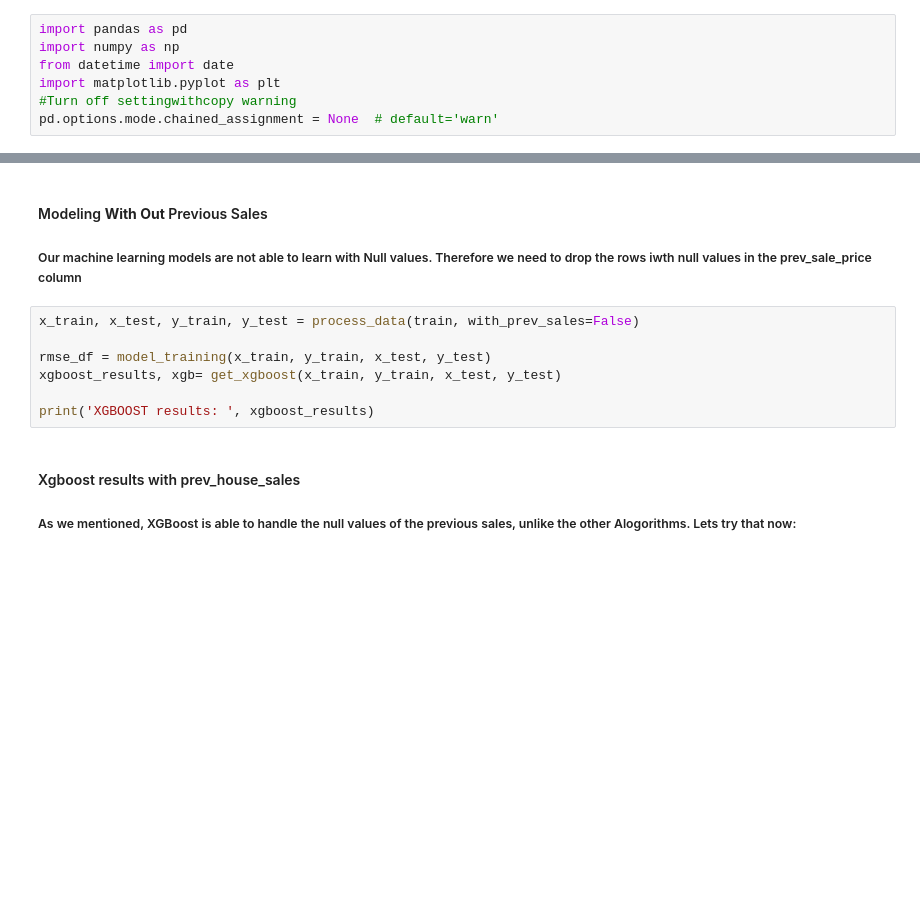
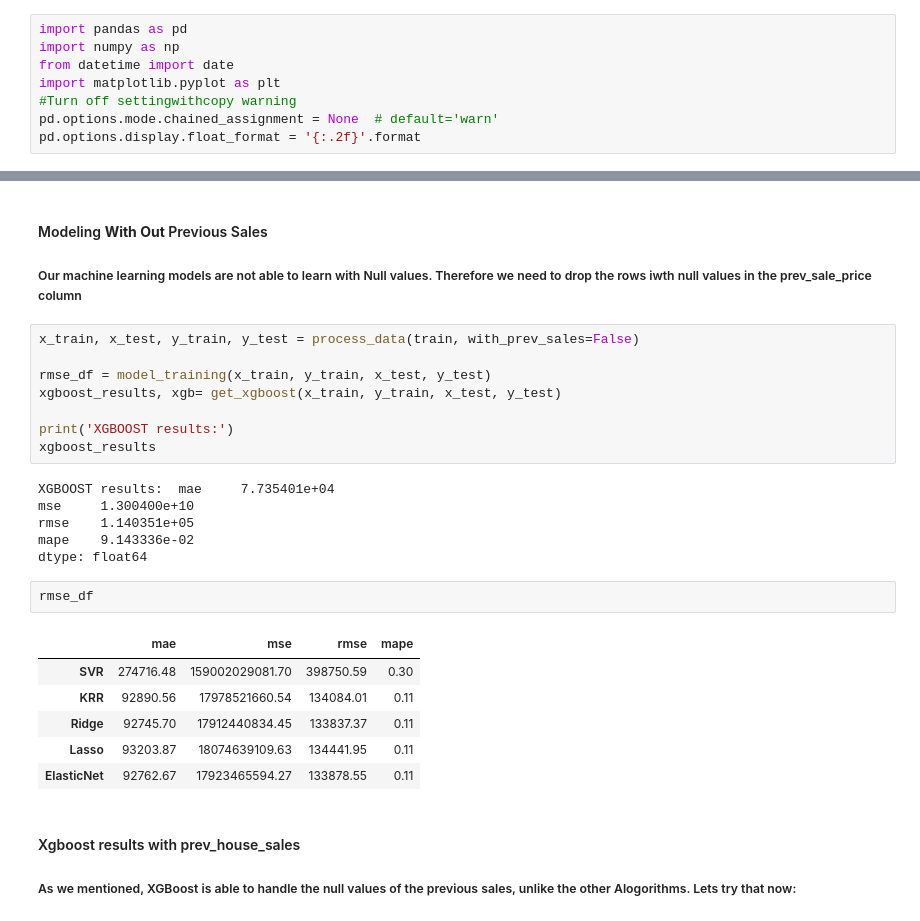
Before and after one commit to shuafriedman/msc-ml-datamining, a Jupyter notebook: Machine_Learning/project/v3/notebooks/main_notebook.ipynb, the cells around one changed output, grey strips where cells are left out. Drawn from its saved outputs; the diff is of its cells as text; blank space fills up the shorter version.

```diff
--- a/Machine_Learning/project/v3/notebooks/main_notebook.ipynb
+++ b/Machine_Learning/project/v3/notebooks/main_notebook.ipynb
@@ -44,6 +44,7 @@ from datetime import date
 import matplotlib.pyplot as plt
 #Turn off settingwithcopy warning
 pd.options.mode.chained_assignment = None  # default='warn'
+pd.options.display.float_format = '{:.2f}'.format
 # %%
 main_df = pd.read_csv(r'/home/shua/Desktop/msc-ml-datamining/Machine_Learning/project/v3/data/difference_df.csv').drop(['Unnamed: 0'], axis = 1)
 # %% [markdown]
@@ -838,7 +844,23 @@ x_train, x_test, y_train, y_test = process_data(train, with_prev_sales=False)
 rmse_df = model_training(x_train, y_train, x_test, y_test)
 xgboost_results, xgb= get_xgboost(x_train, y_train, x_test, y_test)
 
-print('XGBOOST results: ', xgboost_results)
+print('XGBOOST results:')
+xgboost_results
+# %% [output]
+XGBOOST results:  mae     7.735401e+04
+mse     1.300400e+10
+rmse    1.140351e+05
+mape    9.143336e-02
+dtype: float64
+# %%
+rmse_df
+# %% [output]
+|  | mae | mse | rmse | mape |
+| SVR | 274716.48 | 159002029081.70 | 398750.59 | 0.30 |
+| KRR | 92890.56 | 17978521660.54 | 134084.01 | 0.11 |
+| Ridge | 92745.70 | 17912440834.45 | 133837.37 | 0.11 |
+| Lasso | 93203.87 | 18074639109.63 | 134441.95 | 0.11 |
+| ElasticNet | 92762.67 | 17923465594.27 | 133878.55 | 0.11 |
 # %% [markdown]
 #### Xgboost results with prev_house_sales
 
```
Also changed, not shown: parts of 22 cells of this notebook.
